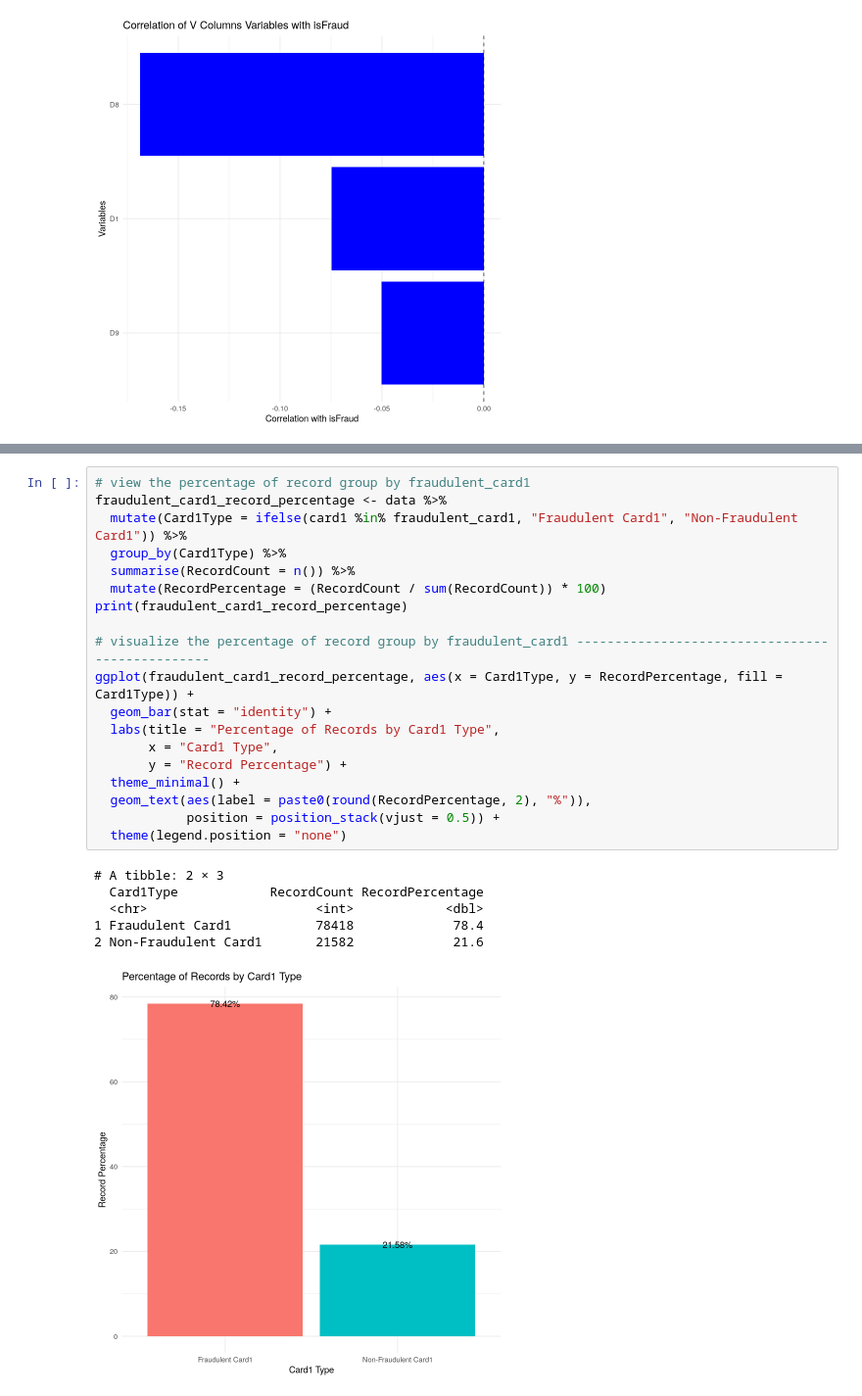
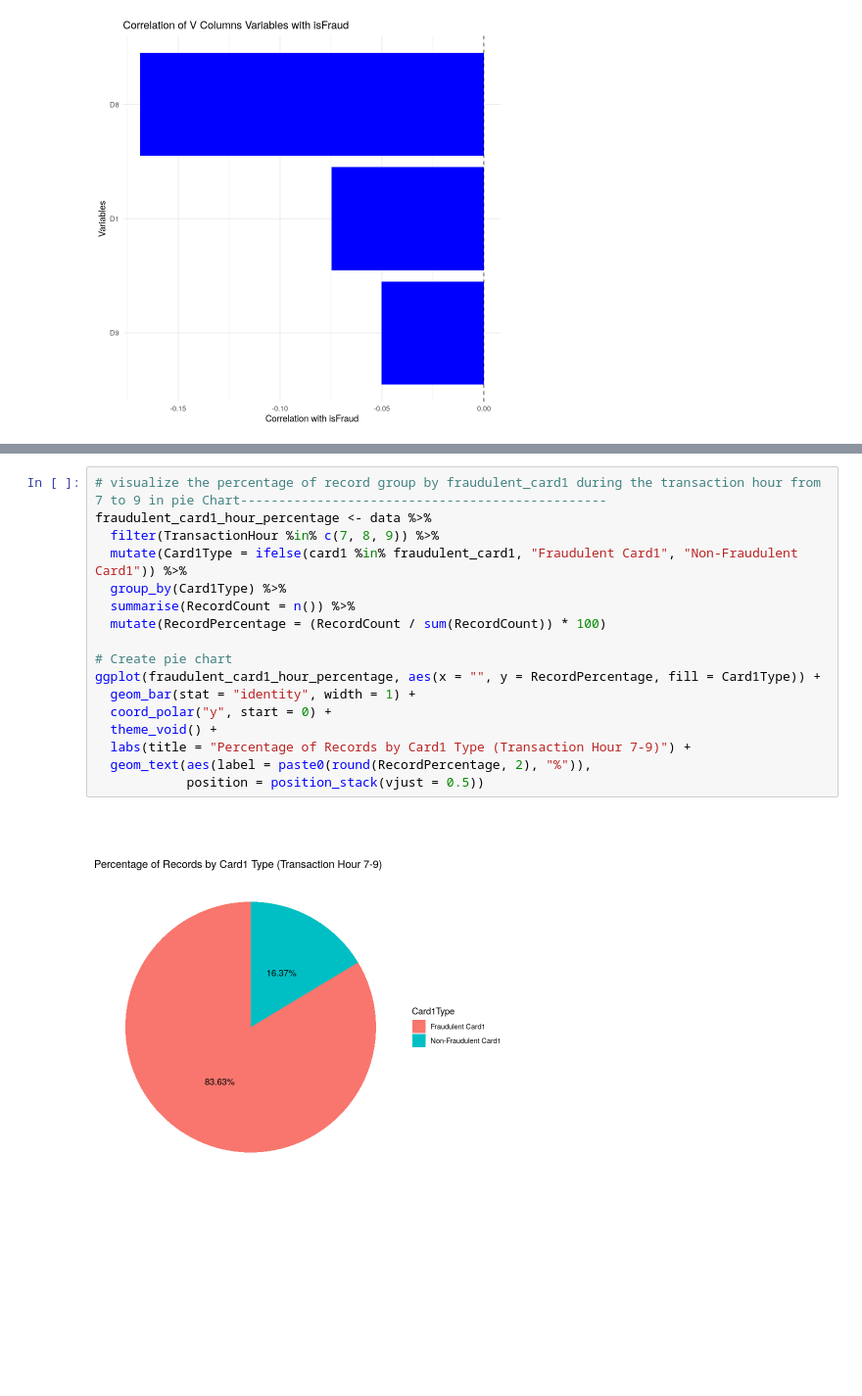
Before and after one commit to ytcctl/peter, a Jupyter notebook: FITE7410/FITE7410_Assgn_1.ipynb, the cells around one changed output, grey strips where cells are left out. Shown at 98% size. Drawn from its saved outputs; the diff is of its cells as text; blank space fills up the shorter version.

```diff
--- a/FITE7410/FITE7410_Assgn_1.ipynb
+++ b/FITE7410/FITE7410_Assgn_1.ipynb
@@ -1902,27 +1920,20 @@ ggplot(pie_data, aes(x = "", y = Percentage, fill = Category)) +
 [figure]
 # %%
-# view the percentage of record group by fraudulent_card1
-fraudulent_card1_record_percentage <- data %>%
+# visualize the percentage of record group by fraudulent_card1 during the transaction hour from 7 to 9 in pie Chart------------------------------------------------
+fraudulent_card1_hour_percentage <- data %>%
+  filter(TransactionHour %in% c(7, 8, 9)) %>%
   mutate(Card1Type = ifelse(card1 %in% fraudulent_card1, "Fraudulent Card1", "Non-Fraudulent Card1")) %>%
   group_by(Card1Type) %>%
   summarise(RecordCount = n()) %>%
   mutate(RecordPercentage = (RecordCount / sum(RecordCount)) * 100)
-print(fraudulent_card1_record_percentage)
 
-# visualize the percentage of record group by fraudulent_card1 ------------------------------------------------
-ggplot(fraudulent_card1_record_percentage, aes(x = Card1Type, y = RecordPercentage, fill = Card1Type)) +
-  geom_bar(stat = "identity") +
-  labs(title = "Percentage of Records by Card1 Type",
-       x = "Card1 Type",
-       y = "Record Percentage") +
-  theme_minimal() +
+# Create pie chart
+ggplot(fraudulent_card1_hour_percentage, aes(x = "", y = RecordPercentage, fill = Card1Type)) +
+  geom_bar(stat = "identity", width = 1) +
+  coord_polar("y", start = 0) +
+  theme_void() +
+  labs(title = "Percentage of Records by Card1 Type (Transaction Hour 7-9)") +
   geom_text(aes(label = paste0(round(RecordPercentage, 2), "%")),
-            position = position_stack(vjust = 0.5)) +
-  theme(legend.position = "none")
+            position = position_stack(vjust = 0.5))
 # %% [output]
-# A tibble: 2 × 3
-  Card1Type            RecordCount RecordPercentage
-  <chr>                      <int>            <dbl>
-1 Fraudulent Card1           78418             78.4
-2 Non-Fraudulent Card1       21582             21.6
-[figure, old version]
+[figure, new version]
```
Also changed, not shown: parts of 19 cells of this notebook, 1 other file.
